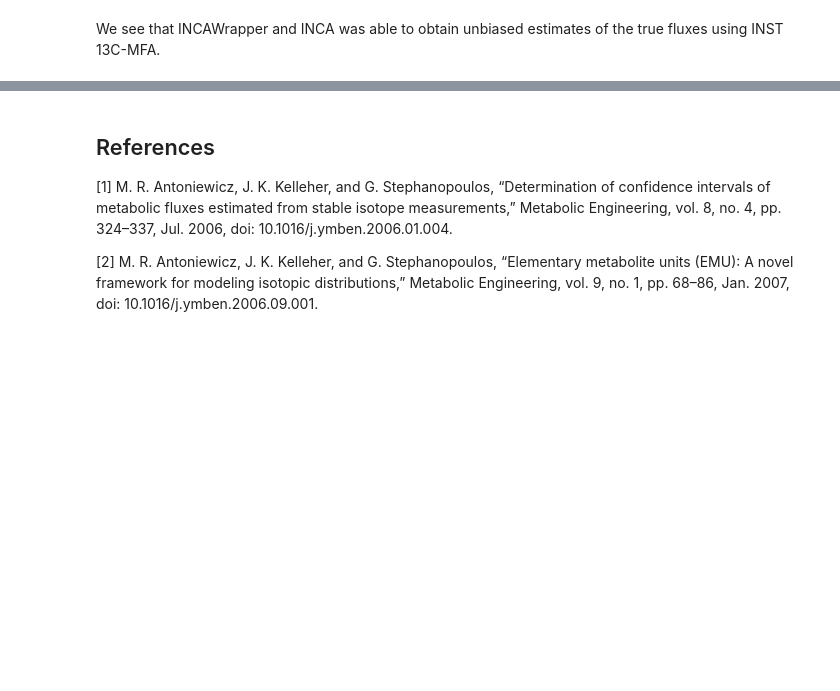
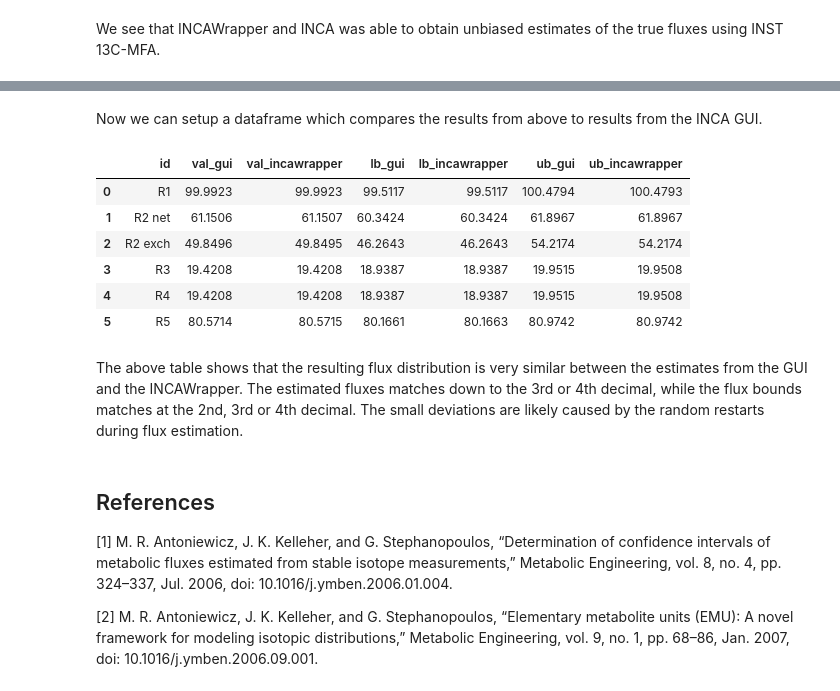
Before and after one commit to biosustain/incawrapper, a Jupyter notebook: docs/examples/inst_mfa.ipynb, the cells around one changed output, grey strips where cells are left out. Drawn from its saved outputs; the diff is of its cells as text; code cells hidden in the pictures; blank space fills up the shorter version.

Commit message:
Added comparison between GUI estimation and INCAWrapper estimation

```diff
--- a/docs/examples/inst_mfa.ipynb
+++ b/docs/examples/inst_mfa.ipynb
@@ -182,3 +187,26 @@ We see that INCAWrapper and INCA was able to obtain unbiased estimates of the tr
+# %%
+flux_map_gui_file = PROJECT_DIR / pathlib.Path("docs/examples/Literature data/simple model/simple_model_inst_gui_flux_map.mat")
+res_gui = incawrapper.INCAResults(flux_map_gui_file)
+# %% [markdown]
+Now we can setup a dataframe which compares the results from above to results from the INCA GUI.
+# %%
+estimated_fluxes_gui = res_gui.fitdata.fitted_parameters.query("type.str.contains('flux')")
+pd.merge(
+    estimated_fluxes_gui[['id', 'val', 'lb', 'ub']],
+    estimated_fluxes[['id', 'val', 'lb', 'ub']],
+    on='id',
+    suffixes=('_gui', '_incawrapper')
+).round(4)[['id', 'val_gui', 'val_incawrapper', 'lb_gui', 'lb_incawrapper', 'ub_gui', 'ub_incawrapper']]
+# %% [output]
+|  | id | val_gui | val_incawrapper | lb_gui | lb_incawrapper | ub_gui | ub_incawrapper |
+| 0 | R1 | 99.9923 | 99.9923 | 99.5117 | 99.5117 | 100.4794 | 100.4793 |
+| 1 | R2 net | 61.1506 | 61.1507 | 60.3424 | 60.3424 | 61.8967 | 61.8967 |
+| 2 | R2 exch | 49.8496 | 49.8495 | 46.2643 | 46.2643 | 54.2174 | 54.2174 |
+| 3 | R3 | 19.4208 | 19.4208 | 18.9387 | 18.9387 | 19.9515 | 19.9508 |
+| 4 | R4 | 19.4208 | 19.4208 | 18.9387 | 18.9387 | 19.9515 | 19.9508 |
+| 5 | R5 | 80.5714 | 80.5715 | 80.1661 | 80.1663 | 80.9742 | 80.9742 |
+# %% [markdown]
+The above table shows that the resulting flux distribution is very similar between the estimates from the GUI and the INCAWrapper. The estimated fluxes matches down to the 3rd or 4th decimal, while the flux bounds matches at the 2nd, 3rd or 4th decimal. The small deviations are likely caused by the random restarts during flux estimation.
 # %% [markdown]
 ## References
 [1] M. R. Antoniewicz, J. K. Kelleher, and G. Stephanopoulos, “Determination of confidence intervals of metabolic fluxes estimated from stable isotope measurements,” Metabolic Engineering, vol. 8, no. 4, pp. 324–337, Jul. 2006, doi: 10.1016/j.ymben.2006.01.004.
```
Also changed, not shown: parts of 2 cells of this notebook.
